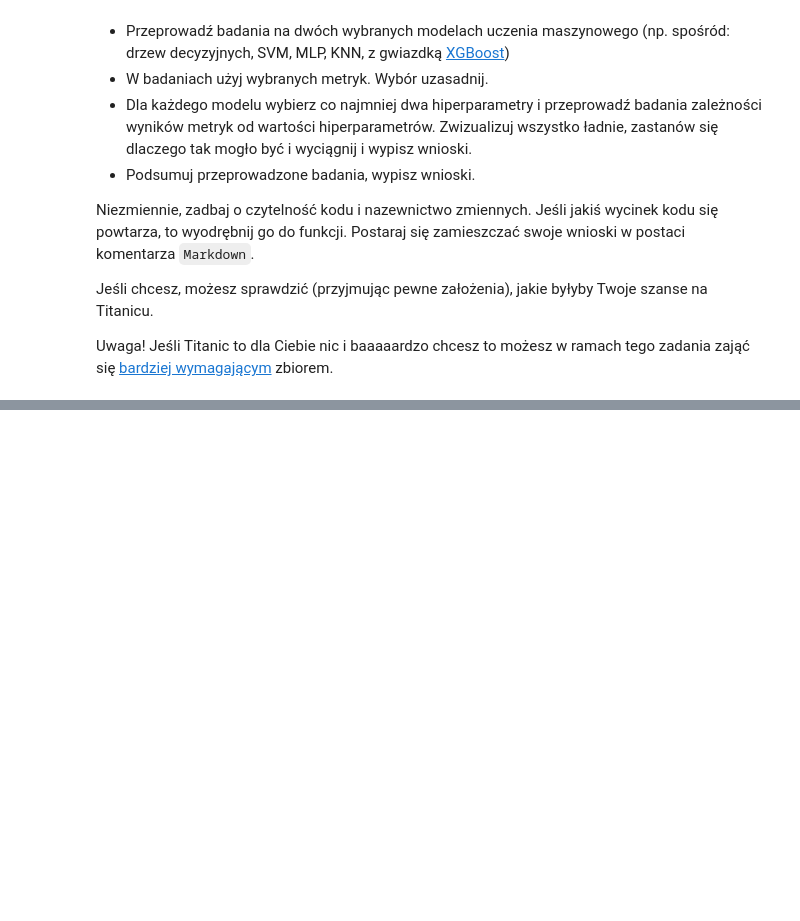
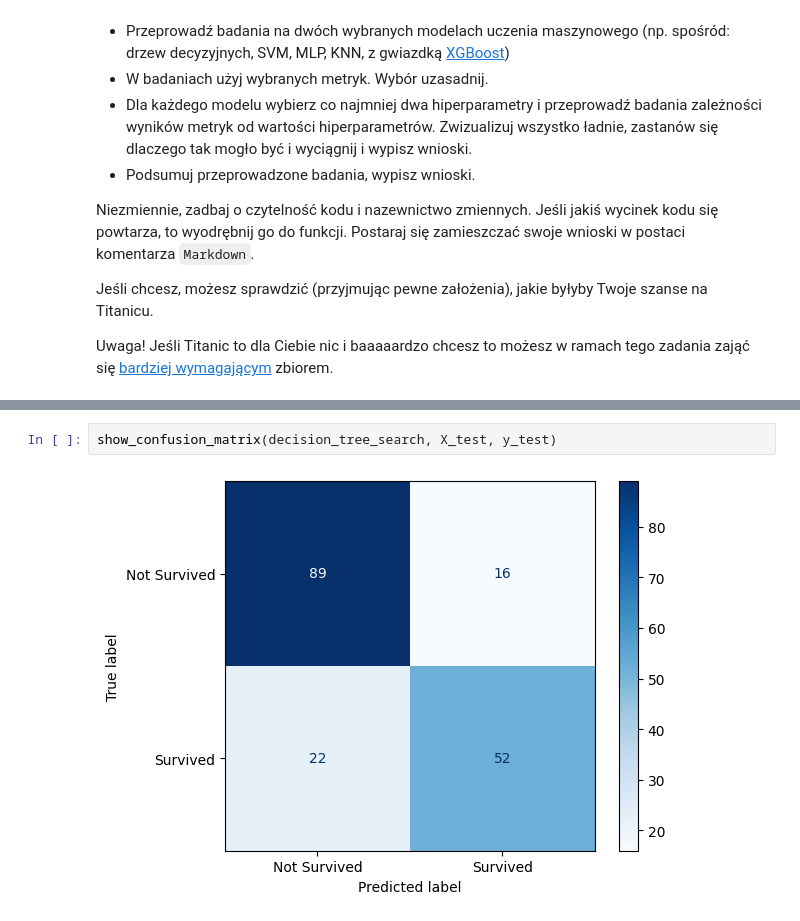
Before and after one commit to Solvro/ml-wakacyjne-wyzwanie-2026, a Jupyter notebook: 02_podstawy_aiml/ML_zadanie.ipynb, the cells around one changed output, grey strips where cells are left out. Drawn from its saved outputs; the diff is of its cells as text; blank space fills up the shorter version.

```diff
--- a/02_podstawy_aiml/ML_zadanie.ipynb
+++ b/02_podstawy_aiml/ML_zadanie.ipynb
@@ -46,0 +250,4 @@ titanic_df['Cabin'].str[0].unique()
+# %%
+show_confusion_matrix(decision_tree_search, X_test, y_test)
+# %% [output]
+[figure, added]
```
Also changed, not shown: parts of 47 cells of this notebook.
